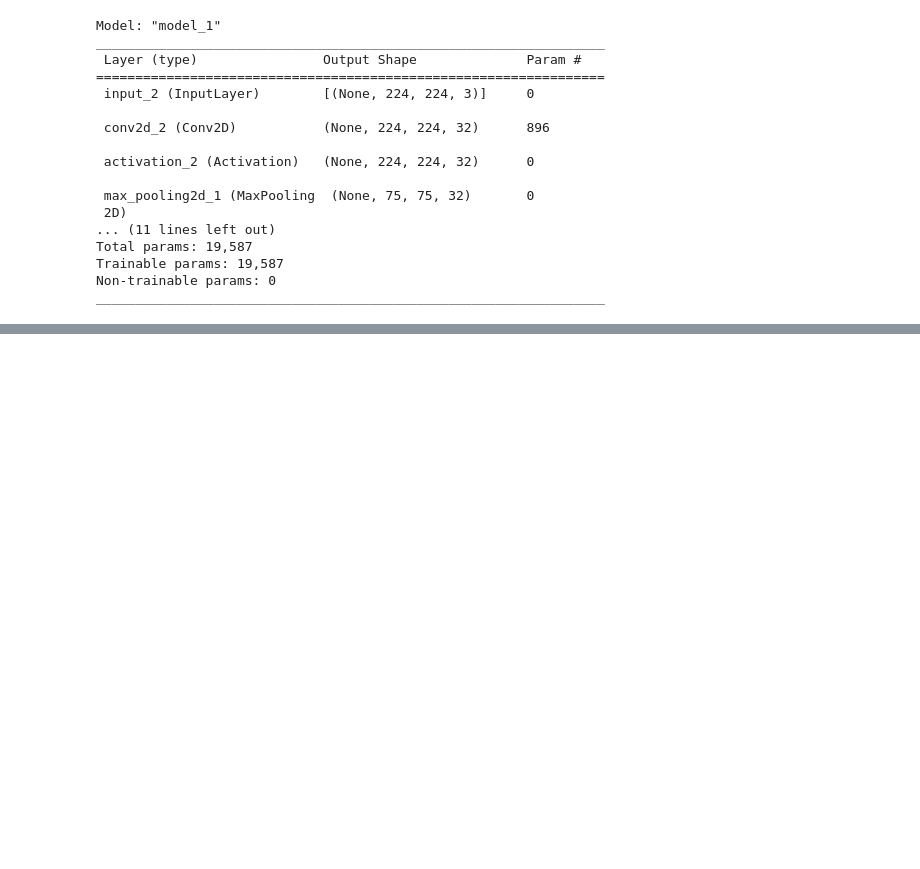
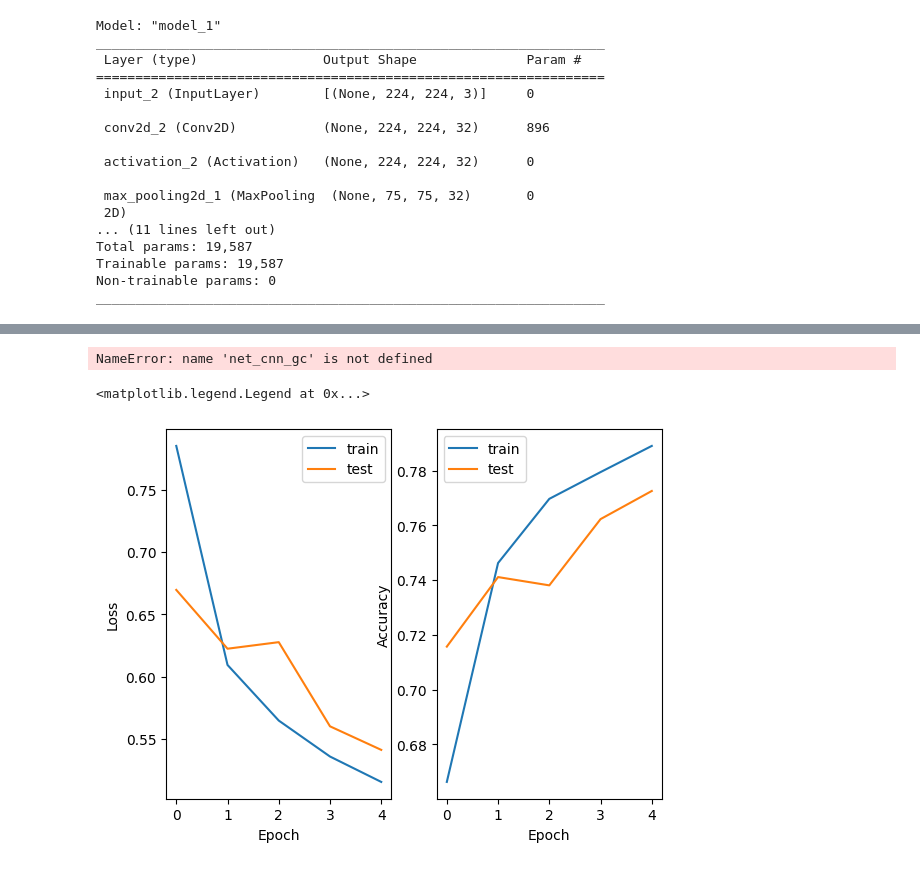
Before and after one commit to giocoal/CXR-ACGAN-chest-xray-generator-covid19-pneumonia, a Jupyter notebook: 2. Image Classification.ipynb, the cells around one changed output, grey strips where cells are left out. Saved outputs shown, nothing was run; the diff lists cells and outputs as text; code cells hidden in the pictures; blank space fills up the shorter version.

```diff
--- a/2. Image Classification.ipynb
+++ b/2. Image Classification.ipynb
@@ -524,0 +770,16 @@ history = net.fit_generator(train_data,
+# %%
+# Architecture definition
+inputs = keras.Input((224,224,3))
+
+x = inputs
+x = keras.layers.Conv2D(32, 3, padding='same')(x)
+x = keras.layers.Activation('relu')(x)
+x = keras.layers.MaxPooling2D(3, strides=3, padding='same')(x)
+
+x = keras.layers.Conv2D(64, 3, padding='same')(x)
+x = keras.layers.Activation('relu')(x)
+
+x = keras.layers.GlobalMaxPooling2D()(x)
+
+outputs = keras.layers.Dense(num_classes, activation='softmax')(x)
+net_cnn_gc = keras.Model(inputs, outputs)
@@ -524,0 +806,13 @@ history = net.fit_generator(train_data,
+# %%
+# Compile the model for training
+net_cnn_gc.compile(loss=keras.losses.categorical_crossentropy,
+            optimizer = keras.optimizers.Adam(learning_rate=0.001),
+            metrics=['accuracy'])
+# %% [output]
+NameError: name 'net_cnn_gc' is not defined
+# %%
+history_cnn_agc = net_cnn_gc.fit_generator(train_datagen_gc,
+          epochs=100,
+          validation_data=validation_data,
+          workers = 1,
+          callbacks=[model_checkpoint_callback, early_stopper])
@@ -524,0 +822,21 @@ history = net.fit_generator(train_data,
+# %%
+# Visualization of the learning curves
+
+# Loss
+plt.subplot(1, 2, 1)
+plt.plot(history_cnn_agc.history_cnn_agc['loss'])
+plt.plot(history_cnn_agc.history_cnn_agc['val_loss'])
+plt.xlabel('Epoch')
+plt.ylabel('Loss')
+plt.legend(['train', 'test'])
+
+# Accuracy
+plt.subplot(1, 2, 2)
+plt.plot(history_cnn_agc.history_cnn_agc['accuracy'])
+plt.plot(history_cnn_agc.history_cnn_agc['val_accuracy'])
+plt.xlabel('Epoch')
+plt.ylabel('Accuracy')
+plt.legend(['train', 'test'])
+# %% [output]
+<matplotlib.legend.Legend at 0x...>
+[figure, added]
```
Also changed, not shown: parts of 52 cells of this notebook, 1 other file.
